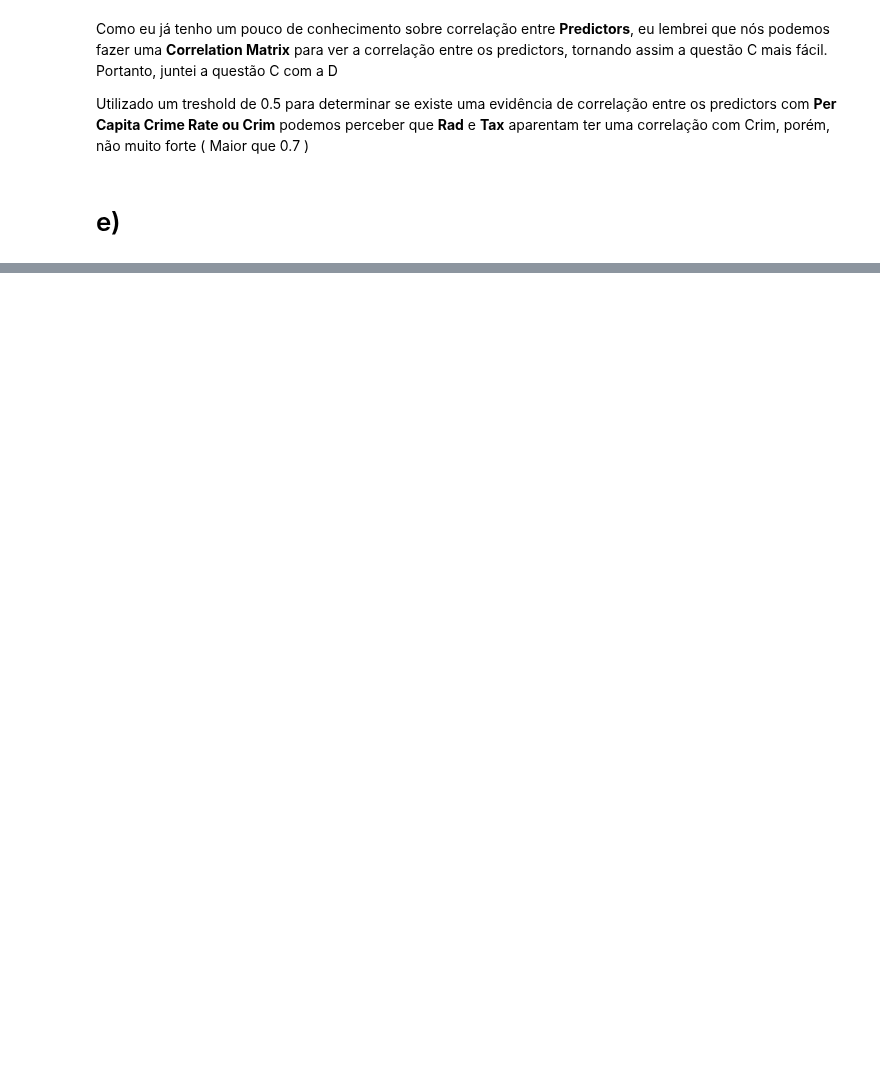
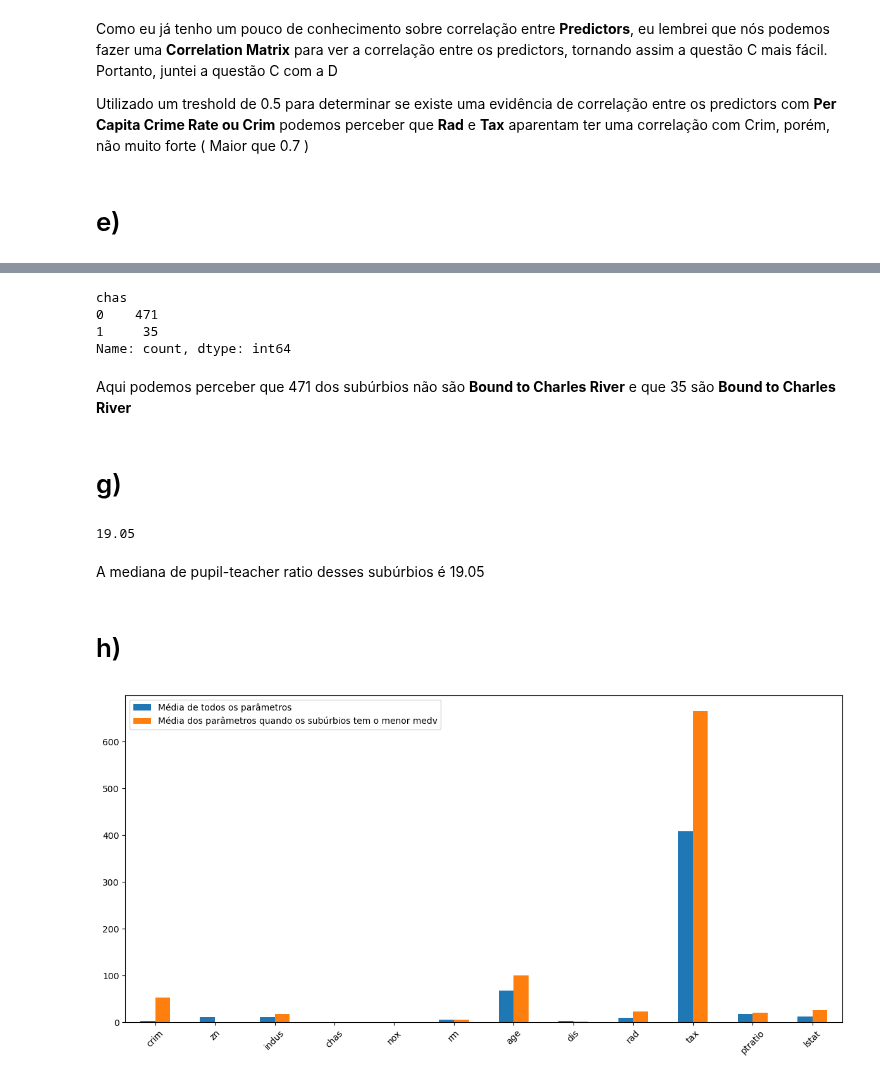
Before and after one commit to josinovmota/Defeating-An-introduction-to-statistical-learning, a Jupyter notebook: Exercises/2.4 Exercises(Statistical Learning)/main.ipynb, the cells around one changed output, grey strips where cells are left out. Drawn from its saved outputs; the diff is of its cells as text; code cells hidden in the pictures; blank space fills up the shorter version.

```diff
--- a/Exercises/2.4 Exercises(Statistical Learning)/main.ipynb
+++ b/Exercises/2.4 Exercises(Statistical Learning)/main.ipynb
@@ -274,0 +282,36 @@ Index(['suburb', 'crim', 'zn', 'indus', 'chas', 'nox', 'rm', 'age', 'dis',
+# %%
+df['chas'].value_counts()
+# %% [output]
+chas
+0    471
+1     35
+Name: count, dtype: int64
+# %% [markdown]
+Aqui podemos perceber que 471 dos subúrbios não são **Bound to Charles River** e que 35 são **Bound to Charles River**
+# %% [markdown]
+# g)
+# %%
+df['ptratio'].median()
+# %% [output]
+19.05
+# %% [markdown]
+A mediana de pupil-teacher ratio desses subúrbios é 19.05
+# %% [markdown]
+# h)
+# %%
+mean_all = df.mean()
+
+data_with_min_medv = df[df['medv'] == df['medv'].min()]
+mean_data_with_medv = data_with_min_medv.mean()
+
+mean_comparison = pd.DataFrame({'Média de todos os parâmetros': mean_all, 'Média dos parâmetros quando os subúrbios tem o menor medv': mean_data_with_medv})
+
+mean_comparison.drop(['medv', 'suburb'], errors='ignore', inplace=True)
+
+# Plot
+mean_comparison.plot(kind='bar', figsize=(12,6))
+plt.xticks(rotation=45)
+plt.tight_layout()
+plt.show()
+# %% [output]
+[figure, added]
```
Also changed, not shown: parts of 10 cells of this notebook.
